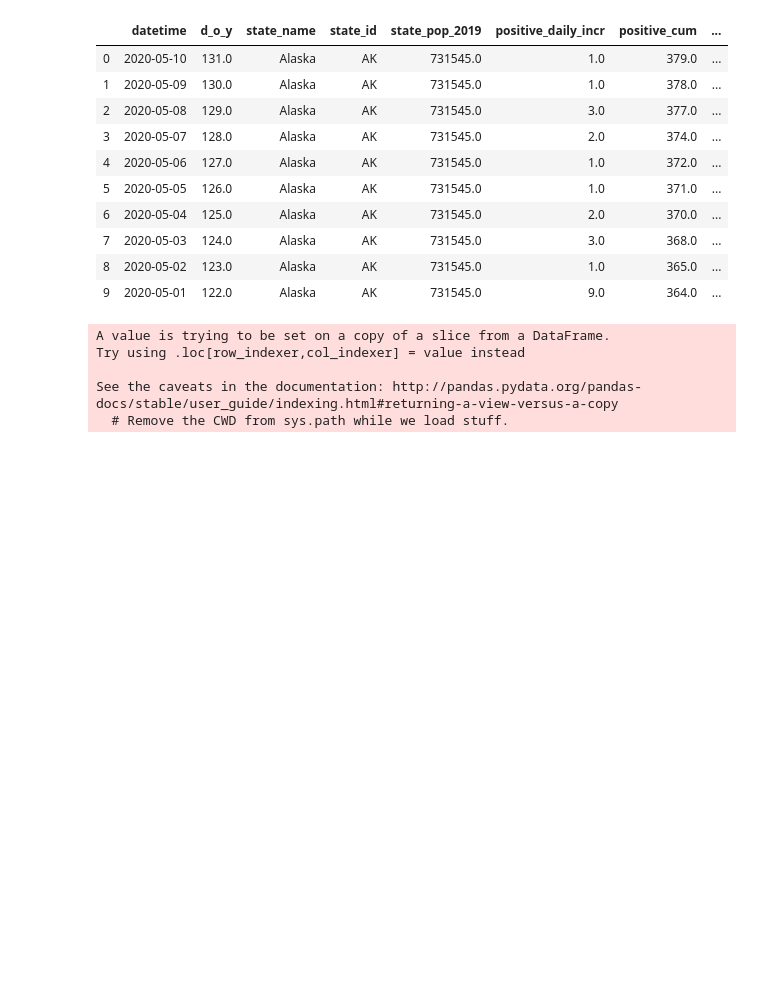
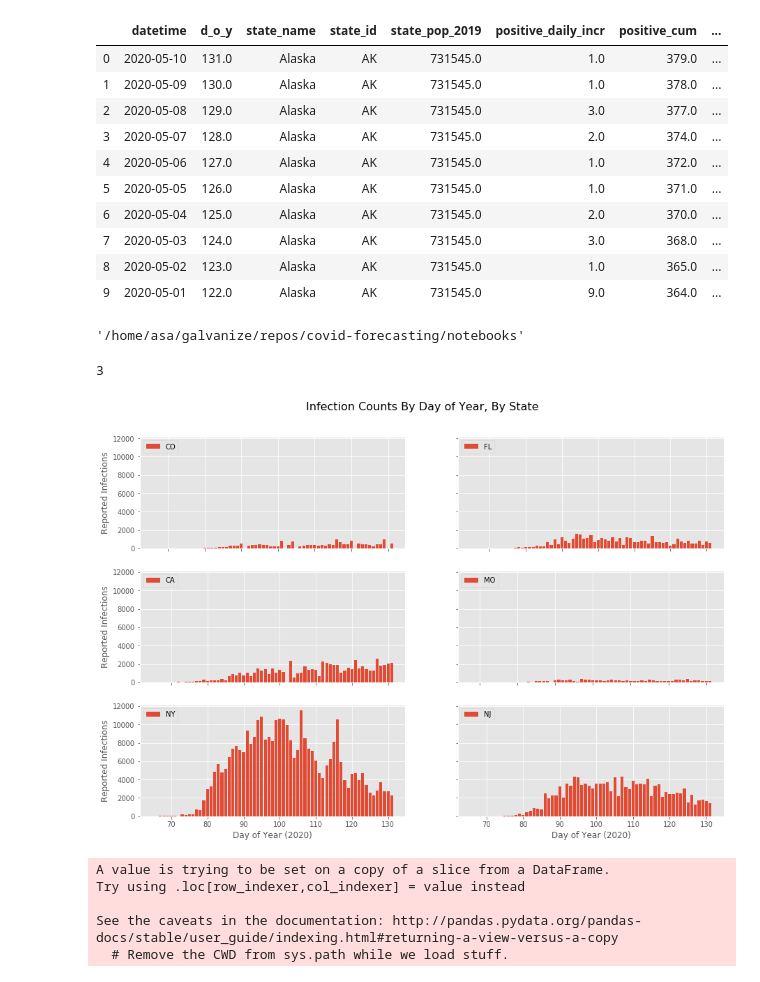
Before and after one commit to AsaKientz/covid-forecasting, a Jupyter notebook: notebooks/covid-forecasting-code-testing.ipynb, the cells around one changed output. Cells and saved outputs as stored; diff of their text form; code cells hidden in the pictures; blank space fills up the shorter version.

Commit message:
EDA graphs

```diff
--- a/notebooks/covid-forecasting-code-testing.ipynb
+++ b/notebooks/covid-forecasting-code-testing.ipynb
@@ -97,6 +102,31 @@ df_usa.head(10)
 | 7 | 2020-05-03 | 124.0 | Alaska | AK | 731545.0 | 3.0 | 368.0 | ... |
 | 8 | 2020-05-02 | 123.0 | Alaska | AK | 731545.0 | 1.0 | 365.0 | ... |
 | 9 | 2020-05-01 | 122.0 | Alaska | AK | 731545.0 | 9.0 | 364.0 | ... |
+# %%
+pwd
+# %% [output]
+'/home/asa/galvanize/repos/covid-forecasting/notebooks'
+# %%
+states_str = "-".join(states)
+states_str
+len(states) // 2
+# %% [output]
+3
+# %%
+states = ['CO', 'FL', 'CA', 'MO', 'NY', 'NJ']
+fig, axes = plt.subplots(3,2,figsize = (15,10), sharey=True)
+for ax, state in zip(axes.flat, states):
+    df2 = df_usa[df_usa['state_id']==state]
+    ax.bar(df2.d_o_y, df2['positive_daily_incr'], label = f"{state}")
+    ax.legend(loc='upper left')
+    ax.set_xlabel('Day of Year (2020)')
+    ax.set_ylabel('Reported Infections')
+    ax.label_outer()
+plt.suptitle('Infection Counts By Day of Year, By State', fontsize=16, y = 0.95)
+plt.show();
+fig.savefig("../images/infection_counts_by_doy.png", dpi=125)
+# %% [output]
+[figure, added]
 # %%
 # CDC guideline threshold of 10 reported infections per 100k pop every 14 days
 reopen_thresh = 10./100000/14
```
Also changed, not shown: parts of 2 cells of this notebook, 7 other files.
